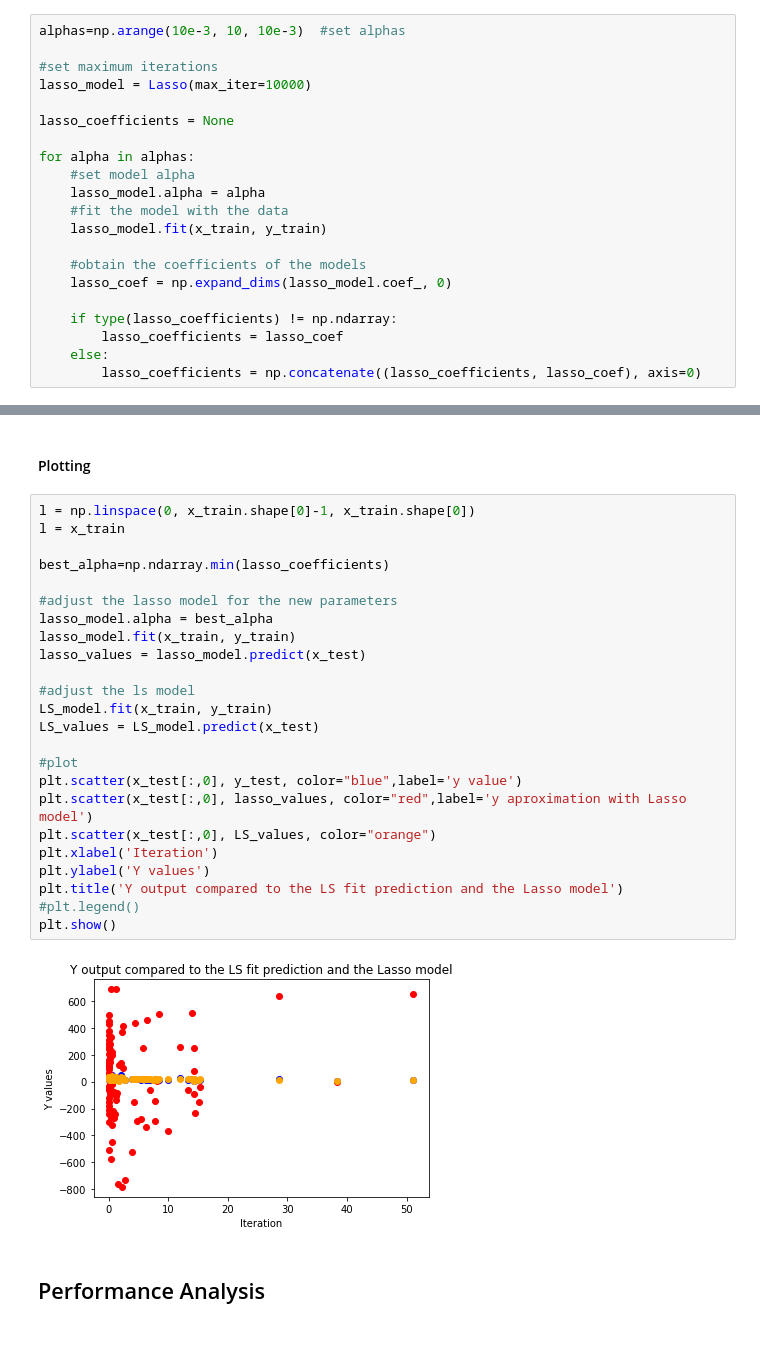
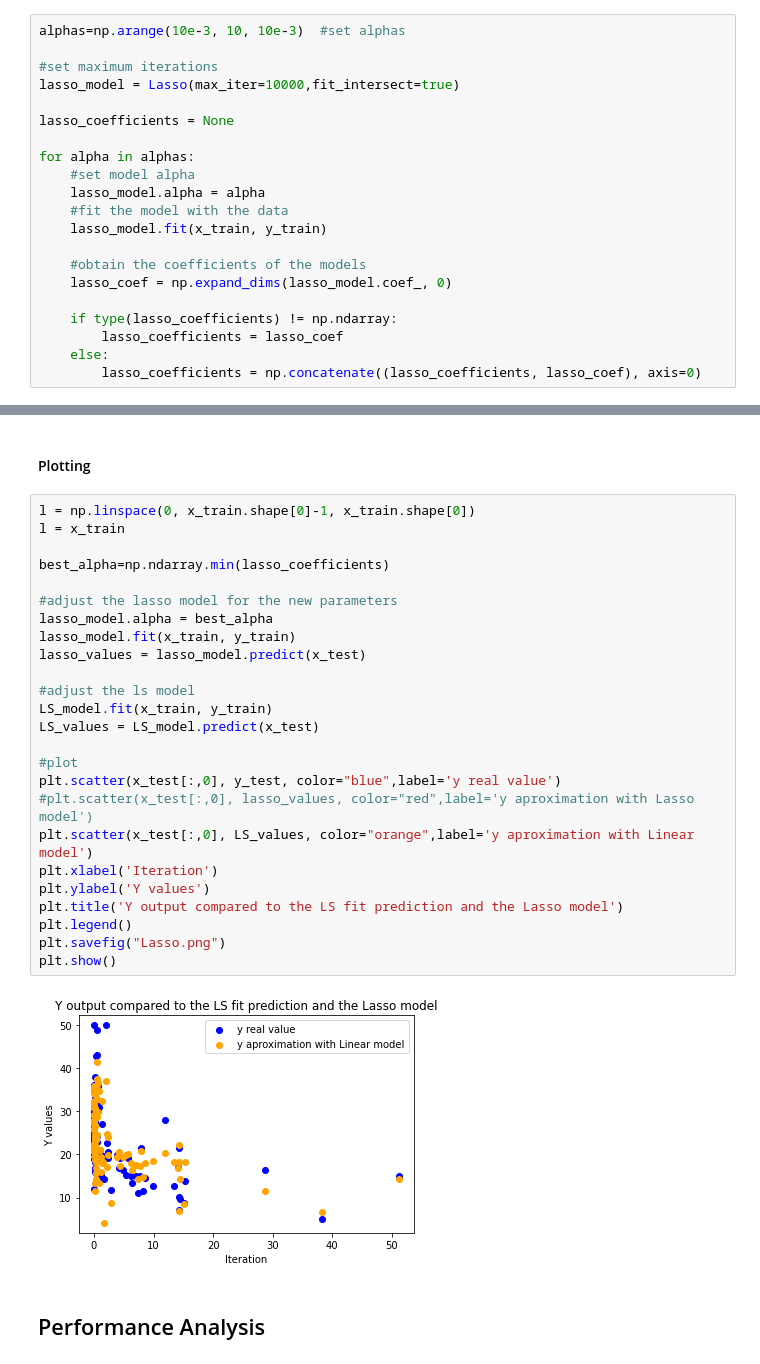
Before and after one commit to Andre-MR-Pereira/MLabs, a Jupyter notebook: Labs/Lab5/Part2_Regression.ipynb, the cells around one changed output, grey strips where cells are left out. Saved outputs shown, nothing was run; the diff lists cells and outputs as text.

Commit message:
Lasso added

```diff
--- a/Labs/Lab5/Part2_Regression.ipynb
+++ b/Labs/Lab5/Part2_Regression.ipynb
@@ -138,7 +138,7 @@ x_train, x_validation, y_train, y_validation = train_test_split(x_train, y_train
 alphas=np.arange(10e-3, 10, 10e-3)  #set alphas
 
 #set maximum iterations
-lasso_model = Lasso(max_iter=10000)
+lasso_model = Lasso(max_iter=10000,fit_intersect=true)
 
 lasso_coefficients = None
 
@@ -170,29 +170,30 @@ c3 = np.ones(len(alphas)) * LS_model.coef_[0]
 # %%
 l = np.linspace(0, x_train.shape[0]-1, x_train.shape[0])
 l = x_train
 
 best_alpha=np.ndarray.min(lasso_coefficients)
 
 #adjust the lasso model for the new parameters
 lasso_model.alpha = best_alpha
 lasso_model.fit(x_train, y_train)
 lasso_values = lasso_model.predict(x_test)
 
 #adjust the ls model
 LS_model.fit(x_train, y_train)
 LS_values = LS_model.predict(x_test)
 
 #plot
-plt.scatter(x_test[:,0], y_test, color="blue",label='y value')
-plt.scatter(x_test[:,0], lasso_values, color="red",label='y aproximation with Lasso model')
-plt.scatter(x_test[:,0], LS_values, color="orange")
+plt.scatter(x_test[:,0], y_test, color="blue",label='y real value')
+#plt.scatter(x_test[:,0], lasso_values, color="red",label='y aproximation with Lasso model')
+plt.scatter(x_test[:,0], LS_values, color="orange",label='y aproximation with Linear model')
 plt.xlabel('Iteration')
 plt.ylabel('Y values')
 plt.title('Y output compared to the LS fit prediction and the Lasso model')
-#plt.legend()
+plt.legend()
+plt.savefig("Lasso.png")
 plt.show()
 # %% [output]
-[figure, old version]
+[figure, new version]
 # %% [markdown]
 ## Performance Analysis
 # %% [markdown]
```
Also changed, not shown: 5 other files.
